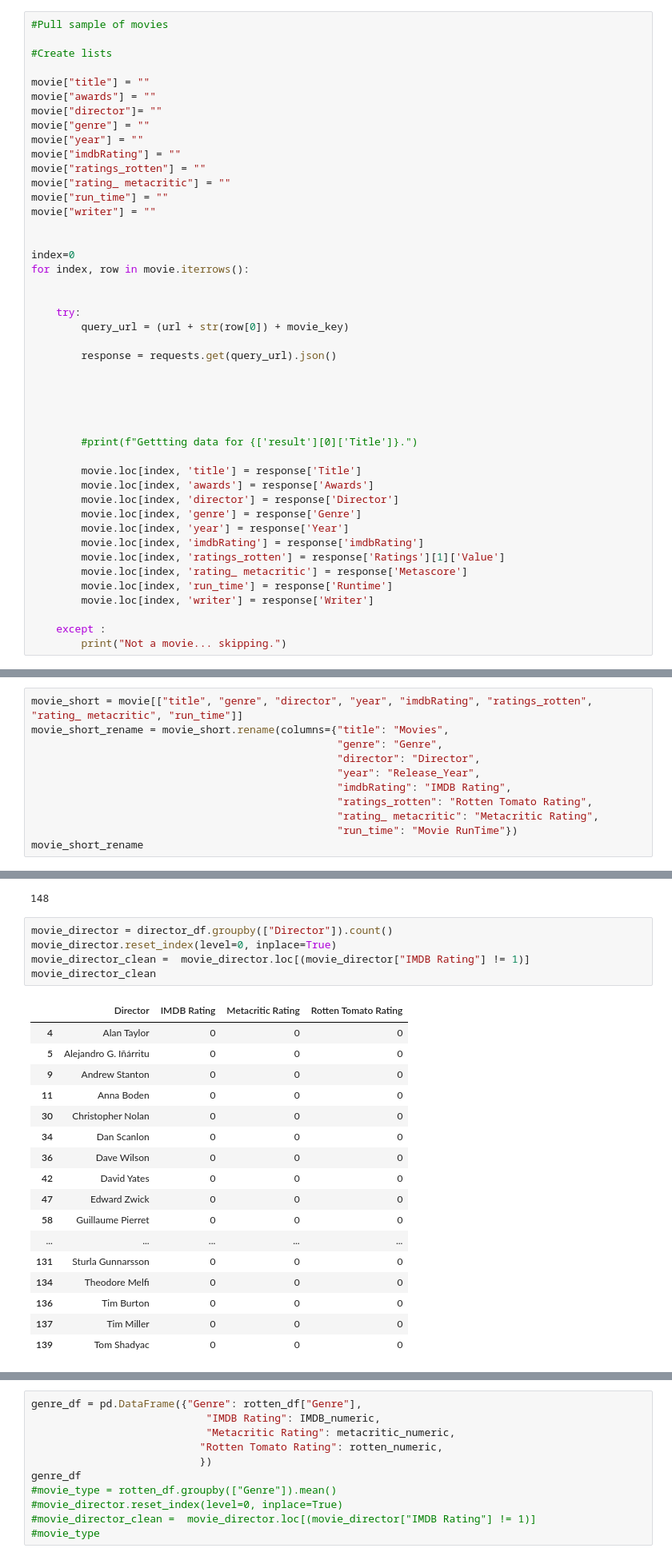
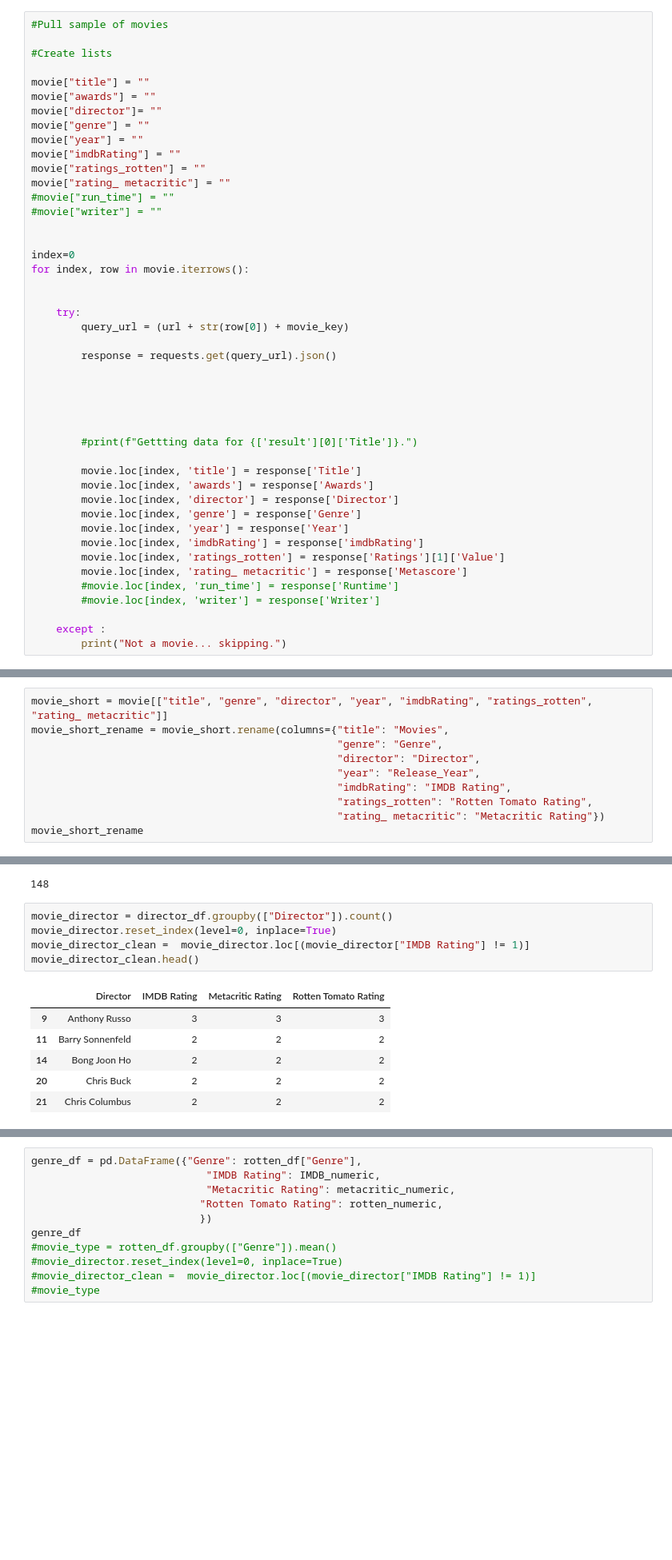
Before and after one commit to mwil177/project-1, a Jupyter notebook: Movie Stuff.ipynb, the cells around one changed output, grey strips where cells are left out. Shown at 80% size. Drawn from its saved outputs; the diff is of its cells as text; blank space fills up the shorter version.

```diff
--- a/Movie Stuff.ipynb
+++ b/Movie Stuff.ipynb
@@ -42,8 +42,8 @@ movie["year"] = ""
 movie["imdbRating"] = ""
 movie["ratings_rotten"] = ""
 movie["rating_ metacritic"] = ""
-movie["run_time"] = ""
-movie["writer"] = ""
+#movie["run_time"] = ""
+#movie["writer"] = ""
 
 
 index=0
@@ -69,8 +69,8 @@ for index, row in movie.iterrows():
         movie.loc[index, 'imdbRating'] = response['imdbRating']
         movie.loc[index, 'ratings_rotten'] = response['Ratings'][1]['Value']
         movie.loc[index, 'rating_ metacritic'] = response['Metascore']
-        movie.loc[index, 'run_time'] = response['Runtime']
-        movie.loc[index, 'writer'] = response['Writer']
+        #movie.loc[index, 'run_time'] = response['Runtime']
+        #movie.loc[index, 'writer'] = response['Writer']
 
     except :
         print("Not a movie... skipping.")
@@ -125,12 +125,11 @@ movie.head()
 # %%
-movie_short = movie[["title", "genre", "director", "year", "imdbRating", "ratings_rotten", "rating_ metacritic", "run_time"]]
+movie_short = movie[["title", "genre", "director", "year", "imdbRating", "ratings_rotten", "rating_ metacritic"]]
 movie_short_rename = movie_short.rename(columns={"title": "Movies",
                                                  "genre": "Genre",
                                                  "director": "Director",
                                                  "year": "Release_Year",
                                                  "imdbRating": "IMDB Rating",
                                                  "ratings_rotten": "Rotten Tomato Rating",
-                                                 "rating_ metacritic": "Metacritic Rating",
-                                                 "run_time": "Movie RunTime"})
+                                                 "rating_ metacritic": "Metacritic Rating"})
 movie_short_rename
 # %% [output]
@@ -451,26 +465,15 @@ len(movie_director)
 # %%
 movie_director = director_df.groupby(["Director"]).count()
 movie_director.reset_index(level=0, inplace=True)
 movie_director_clean =  movie_director.loc[(movie_director["IMDB Rating"] != 1)]
-movie_director_clean
+movie_director_clean.head()
 # %% [output]
 |  | Director | IMDB Rating | Metacritic Rating | Rotten Tomato Rating |
-| 4 | Alan Taylor | 0 | 0 | 0 |
-| 5 | Alejandro G. Iñárritu | 0 | 0 | 0 |
-| 9 | Andrew Stanton | 0 | 0 | 0 |
-| 11 | Anna Boden | 0 | 0 | 0 |
-| 30 | Christopher Nolan | 0 | 0 | 0 |
-| 34 | Dan Scanlon | 0 | 0 | 0 |
-| 36 | Dave Wilson | 0 | 0 | 0 |
-| 42 | David Yates | 0 | 0 | 0 |
-| 47 | Edward Zwick | 0 | 0 | 0 |
-| 58 | Guillaume Pierret | 0 | 0 | 0 |
-| ... | ... | ... | ... | ... |
-| 131 | Sturla Gunnarsson | 0 | 0 | 0 |
-| 134 | Theodore Melfi | 0 | 0 | 0 |
-| 136 | Tim Burton | 0 | 0 | 0 |
-| 137 | Tim Miller | 0 | 0 | 0 |
-| 139 | Tom Shadyac | 0 | 0 | 0 |
+| 9 | Anthony Russo | 3 | 3 | 3 |
+| 11 | Barry Sonnenfeld | 2 | 2 | 2 |
+| 14 | Bong Joon Ho | 2 | 2 | 2 |
+| 20 | Chris Buck | 2 | 2 | 2 |
+| 21 | Chris Columbus | 2 | 2 | 2 |
 # %%
 director_df = pd.DataFrame({"Director": movie_director_clean["Director"],
                             "IMDB Rating": IMDB_numeric,
```
Also changed, not shown: parts of 20 cells of this notebook.
